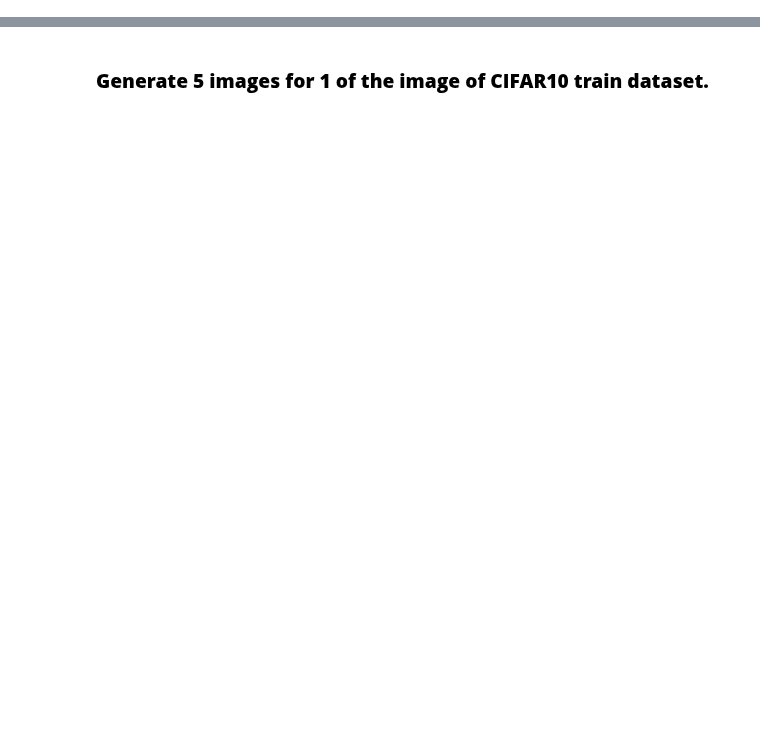
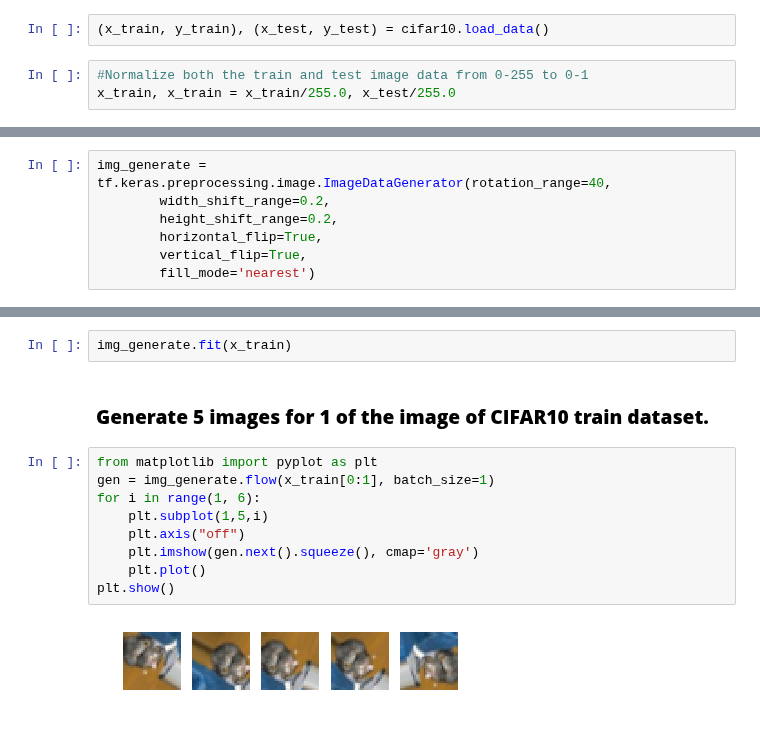
Before and after one commit to GreatLearningAIML1/bangalore-feb-batch-anshumankmr297, a Jupyter notebook: Neural Network Internal Lab Residency 7/R7_InternalLab_Questions_FMNIST_Simple_CNN_CIFAR_DATA_Augment.ipynb, the cells around one changed output, grey strips where cells are left out. Cells and saved outputs as stored; diff of their text form; blank space fills up the shorter version.

```diff
--- a/Neural Network Internal Lab Residency 7/R7_InternalLab_Questions_FMNIST_Simple_CNN_CIFAR_DATA_Augment.ipynb
+++ b/Neural Network Internal Lab Residency 7/R7_InternalLab_Questions_FMNIST_Simple_CNN_CIFAR_DATA_Augment.ipynb
@@ -322,8 +329,33 @@ One of the best ways to improve the performance of a Deep Learning model is to a
 # %% [markdown]
 ### **Load CIFAR10 dataset**
+# %%
+(x_train, y_train), (x_test, y_test) = cifar10.load_data()
+# %%
+#Normalize both the train and test image data from 0-255 to 0-1
+x_train, x_train = x_train/255.0, x_test/255.0
 # %% [markdown]
 ### **Create a data_gen funtion to genererator with image rotation,shifting image horizontally and vertically with random flip horizontally.**
+# %%
+img_generate = tf.keras.preprocessing.image.ImageDataGenerator(rotation_range=40,
+        width_shift_range=0.2,
+        height_shift_range=0.2,
+        horizontal_flip=True,
+        vertical_flip=True,
+        fill_mode='nearest')
 # %% [markdown]
 ### **Prepare/fit the generator.**
+# %%
+img_generate.fit(x_train)
 # %% [markdown]
 ### **Generate 5 images for 1 of the image of CIFAR10 train dataset.**
+# %%
+from matplotlib import pyplot as plt
+gen = img_generate.flow(x_train[0:1], batch_size=1)
+for i in range(1, 6):
+    plt.subplot(1,5,i)
+    plt.axis("off")
+    plt.imshow(gen.next().squeeze(), cmap='gray')
+    plt.plot()
+plt.show()
+# %% [output]
+[figure, added]
```
Also changed, not shown: parts of 2 cells of this notebook.
